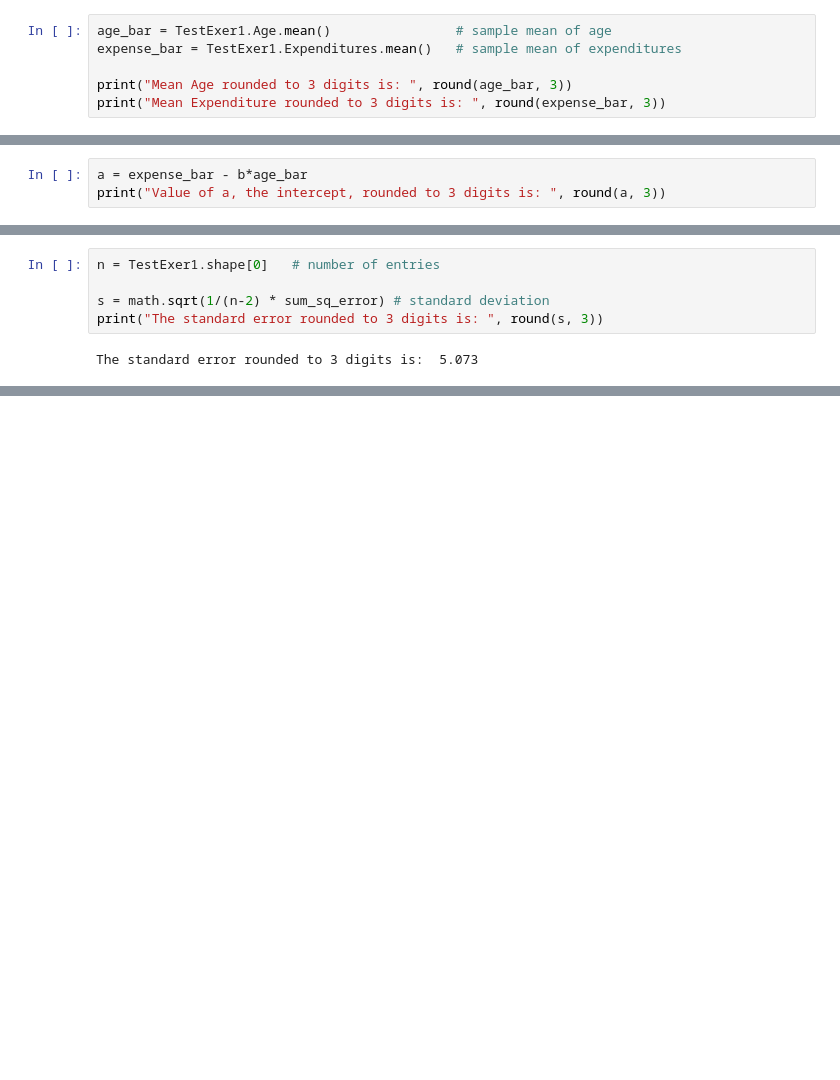
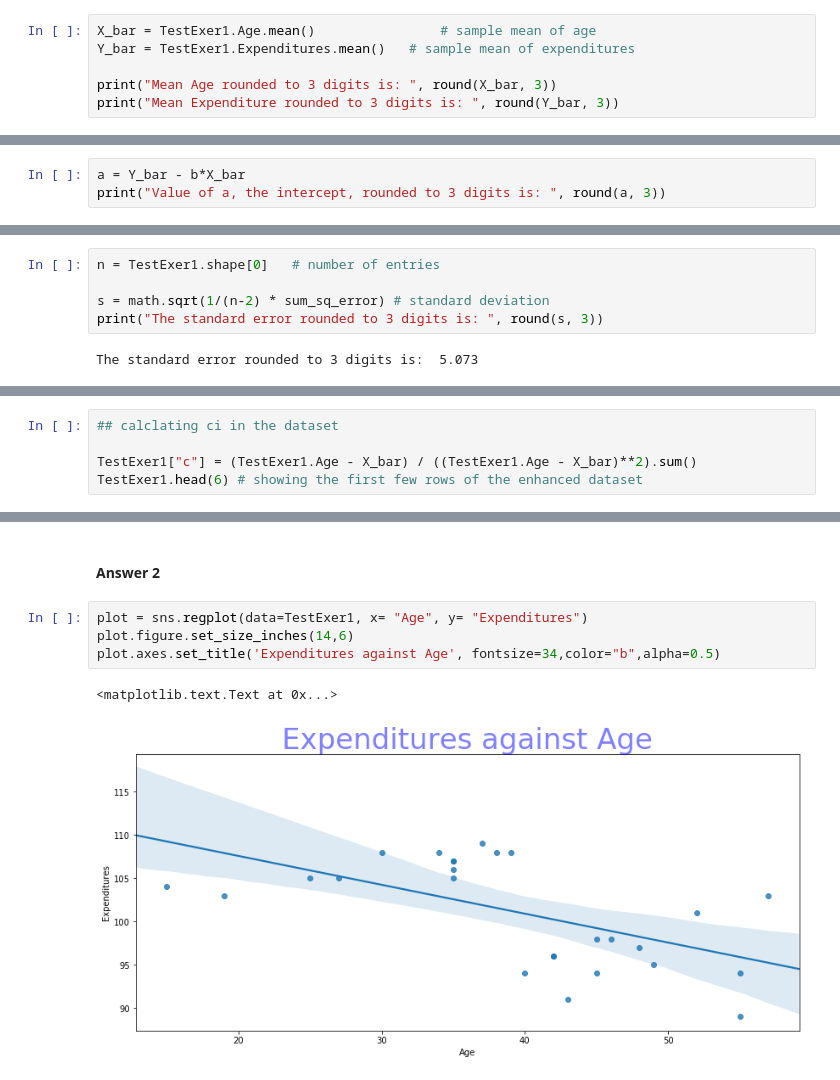
Before and after one commit to DheerajAgarwal/Econometrics, a Jupyter notebook: W1/Week_1_Simple_Regression_GradedAssignment.ipynb, the cells around one changed output, grey strips where cells are left out. Saved outputs shown, nothing was run; the diff lists cells and outputs as text; blank space fills up the shorter version.

Commit message:
Week 1 Test Exercise Completed

```diff
--- a/W1/Week_1_Simple_Regression_GradedAssignment.ipynb
+++ b/W1/Week_1_Simple_Regression_GradedAssignment.ipynb
@@ -73,11 +78,11 @@ print("Value of b, the coeffiicient, rounded to 3 digits is: ",round(b,3))
 # %% [output]
 Value of b, the coefficient, rounded to 3 digits is:  -0.334
 # %%
-age_bar = TestExer1.Age.mean()                # sample mean of age
-expense_bar = TestExer1.Expenditures.mean()   # sample mean of expenditures
+X_bar = TestExer1.Age.mean()                # sample mean of age
+Y_bar = TestExer1.Expenditures.mean()   # sample mean of expenditures
 
-print("Mean Age rounded to 3 digits is: ", round(age_bar, 3))
-print("Mean Expenditure rounded to 3 digits is: ", round(expense_bar, 3))
+print("Mean Age rounded to 3 digits is: ", round(X_bar, 3))
+print("Mean Expenditure rounded to 3 digits is: ", round(Y_bar, 3))
 # %% [output]
 Mean Age rounded to 3 digits is:  39.346
 Mean Expenditure rounded to 3 digits is:  101.115
@@ -86,5 +91,5 @@ Mean Expenditure rounded to 3 digits is:  101.115
 # %%
-a = expense_bar - b*age_bar
+a = Y_bar - b*X_bar
 print("Value of a, the intercept, rounded to 3 digits is: ", round(a, 3))
 # %% [output]
 Value of a, the intercept, rounded to 3 digits is:  114.241
@@ -119,0 +139,5 @@ The standard error rounded to 3 digits is:  5.073
+# %%
+## calclating ci in the dataset
+
+TestExer1["c"] = (TestExer1.Age - X_bar) / ((TestExer1.Age - X_bar)**2).sum()
+TestExer1.head(6) # showing the first few rows of the enhanced dataset
@@ -123,0 +185,9 @@ The standard error rounded to 3 digits is:  5.073
+# %% [markdown]
+#### Answer 2
+# %%
+plot = sns.regplot(data=TestExer1, x= "Age", y= "Expenditures")
+plot.figure.set_size_inches(14,6)
+plot.axes.set_title('Expenditures against Age', fontsize=34,color="b",alpha=0.5)
+# %% [output]
+<matplotlib.text.Text at 0x...>
+[figure, added]
```
Also changed, not shown: parts of 33 cells of this notebook.
